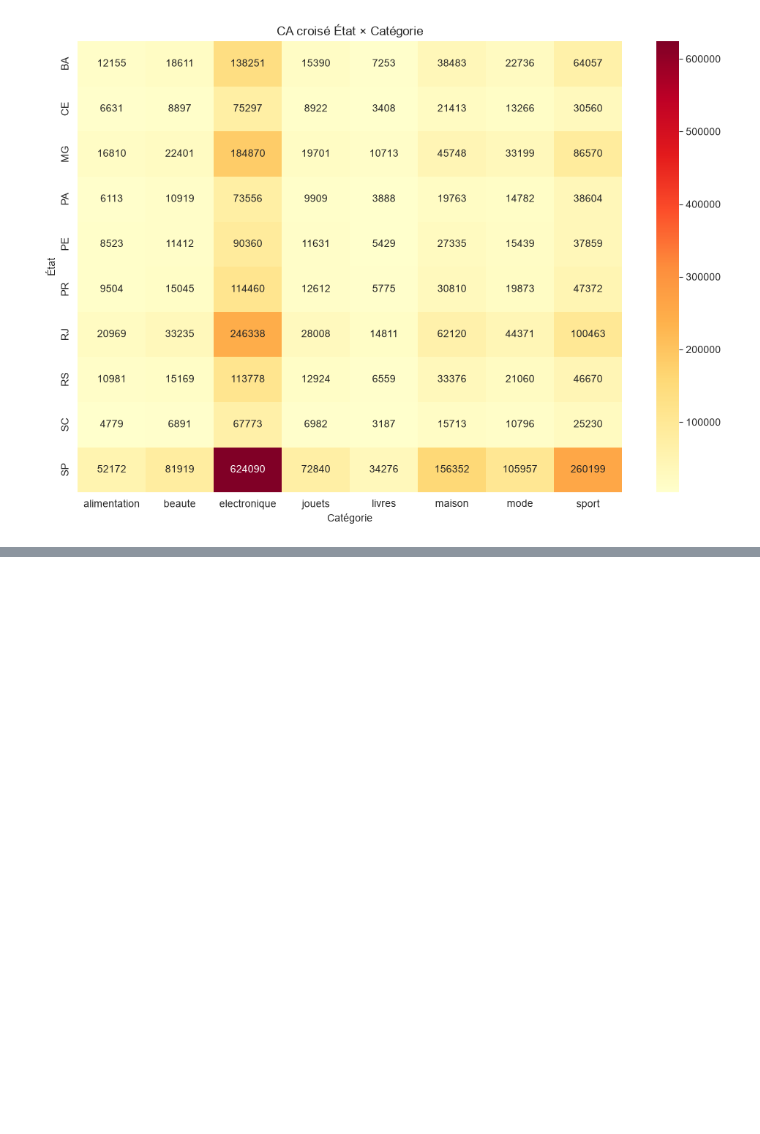
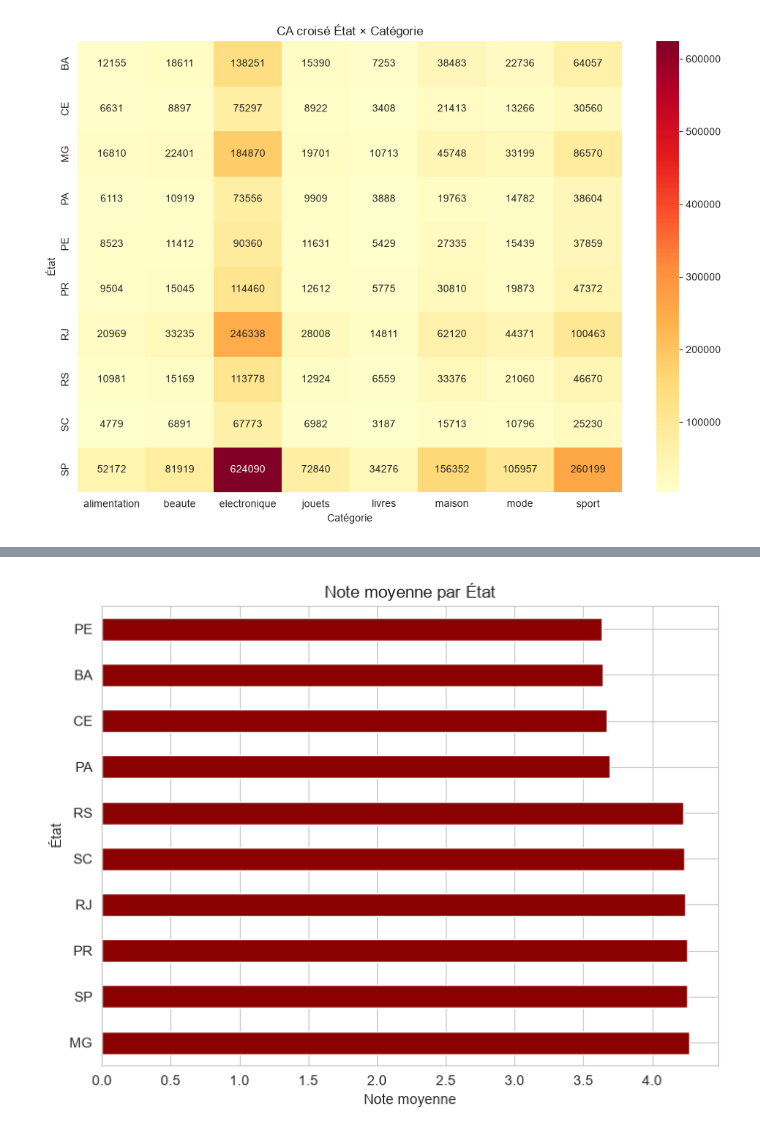
Before and after one commit to Mace-Erwan/Analyse-d-un-marketplace-e-commerce, a Jupyter notebook: Analyse.ipynb, the cells around one changed output, grey strips where cells are left out. Cells and saved outputs as stored; diff of their text form; code cells hidden in the pictures; blank space fills up the shorter version.

```diff
--- a/Analyse.ipynb
+++ b/Analyse.ipynb
@@ -375,0 +400,12 @@ plt.show()
+# %%
+# Note moyenne par etat, triee de la pire a la meilleure
+note_par_etat = orders.groupby("customer_state")["review_score"].mean().sort_values(ascending=False)
+
+# Affichage en barres horizontales
+note_par_etat.plot(kind="barh", figsize=(8, 6), color="darkred")
+plt.title("Note moyenne par État")
+plt.xlabel("Note moyenne")
+plt.ylabel("État")
+plt.show()
+# %% [output]
+[figure, added]
```
Also changed, not shown: parts of 10 cells of this notebook.
